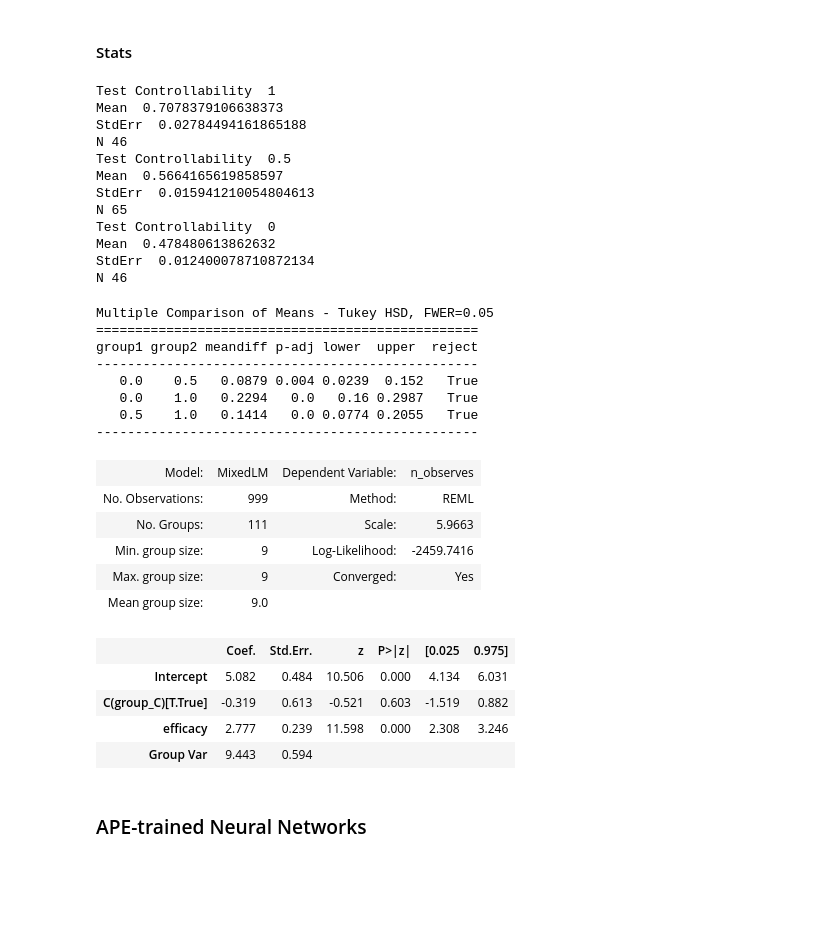
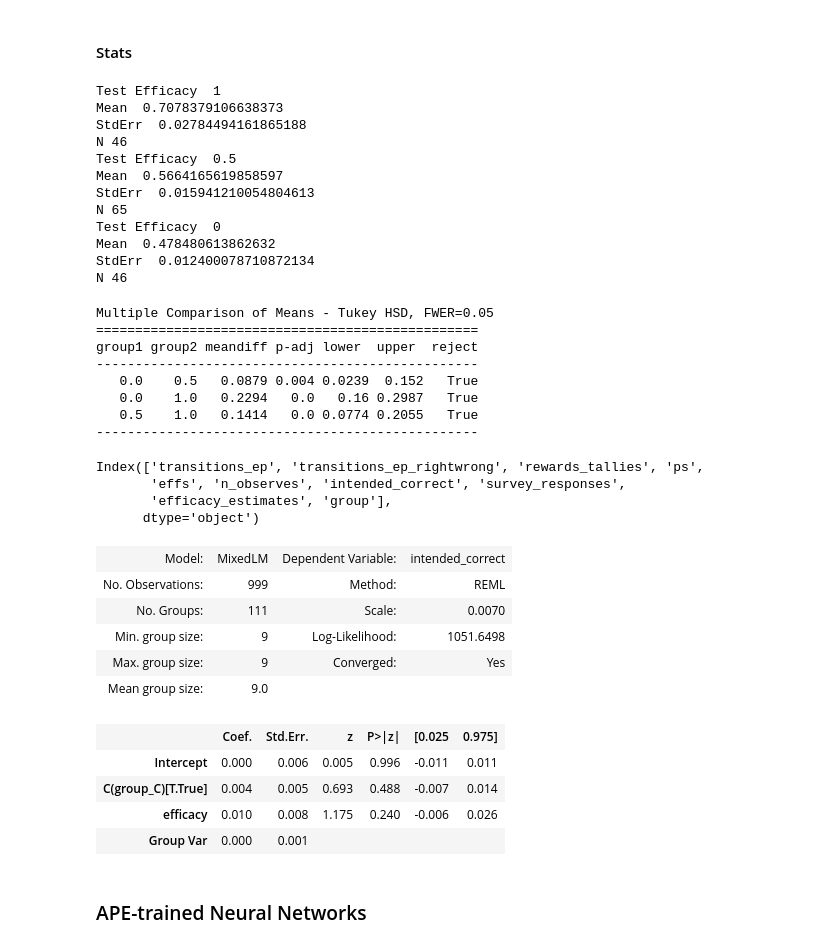
Before and after one commit to kjsandbrink/learning-metacontrol, a Jupyter notebook: nns/fig_task1.ipynb, the cells around one changed output. Drawn from its saved outputs; the diff is of its cells as text; code cells hidden in the pictures; blank space fills up the shorter version.

```diff
--- a/nns/fig_task1.ipynb
+++ b/nns/fig_task1.ipynb
@@ -289,20 +309,20 @@ plotted_levels = [1, 0.5, 0]
 # %%
 ## MEANS AND SEMS
 for level, takes in zip(plotted_levels, cropped_takes):
-    print("Test Controllability ", level)
+    print("Test Efficacy ", level)
     print("Mean ", np.nanmean(takes))
     print("StdErr ", np.nanstd(takes)/np.sqrt(len(takes)))
     print("N" , len(takes))
 # %% [output]
-Test Controllability  1
+Test Efficacy  1
 Mean  0.7078379106638373
 StdErr  0.02784494161865188
 N 46
-Test Controllability  0.5
+Test Efficacy  0.5
 Mean  0.5664165619858597
 StdErr  0.015941210054804613
 N 65
-Test Controllability  0
+Test Efficacy  0
 Mean  0.478480613862632
 StdErr  0.012400078710872134
 N 46
@@ -324,23 +344,30 @@ group1 group2 meandiff p-adj lower  upper  reject
    0.0    1.0   0.2294   0.0   0.16 0.2987   True
    0.5    1.0   0.1414   0.0 0.0774 0.2055   True
 -------------------------------------------------
+# %%
+df.columns
+# %% [output]
+Index(['transitions_ep', 'transitions_ep_rightwrong', 'rewards_tallies', 'ps',
+       'effs', 'n_observes', 'intended_correct', 'survey_responses',
+       'efficacy_estimates', 'group'],
+      dtype='object')
 # %%
 from human_utils_behavioral_analysis import fit_mixed_effects_glm
 
-glm = fit_mixed_effects_glm(df, 'n_observes')
+glm = fit_mixed_effects_glm(df, 'intended_correct')
 glm.summary()
 # %% [output]
-| Model: | MixedLM | Dependent Variable: | n_observes |
+| Model: | MixedLM | Dependent Variable: | intended_correct |
 | No. Observations: | 999 | Method: | REML |
-| No. Groups: | 111 | Scale: | 5.9663 |
-| Min. group size: | 9 | Log-Likelihood: | -2459.7416 |
+| No. Groups: | 111 | Scale: | 0.0070 |
+| Min. group size: | 9 | Log-Likelihood: | 1051.6498 |
 | Max. group size: | 9 | Converged: | Yes |
 | Mean group size: | 9.0 |  |  |
 |  | Coef. | Std.Err. | z | P>|z| | [0.025 | 0.975] |
-| Intercept | 5.082 | 0.484 | 10.506 | 0.000 | 4.134 | 6.031 |
-| C(group_C)[T.True] | -0.319 | 0.613 | -0.521 | 0.603 | -1.519 | 0.882 |
-| efficacy | 2.777 | 0.239 | 11.598 | 0.000 | 2.308 | 3.246 |
-| Group Var | 9.443 | 0.594 |  |  |  |  |
+| Intercept | 0.000 | 0.006 | 0.005 | 0.996 | -0.011 | 0.011 |
+| C(group_C)[T.True] | 0.004 | 0.005 | 0.693 | 0.488 | -0.007 | 0.014 |
+| efficacy | 0.010 | 0.008 | 1.175 | 0.240 | -0.006 | 0.026 |
+| Group Var | 0.000 | 0.001 |  |  |  |  |
 # %% [markdown]
 ### APE-trained Neural Networks
 # %%
```
Also changed, not shown: parts of 9 cells of this notebook, 8 other files.
